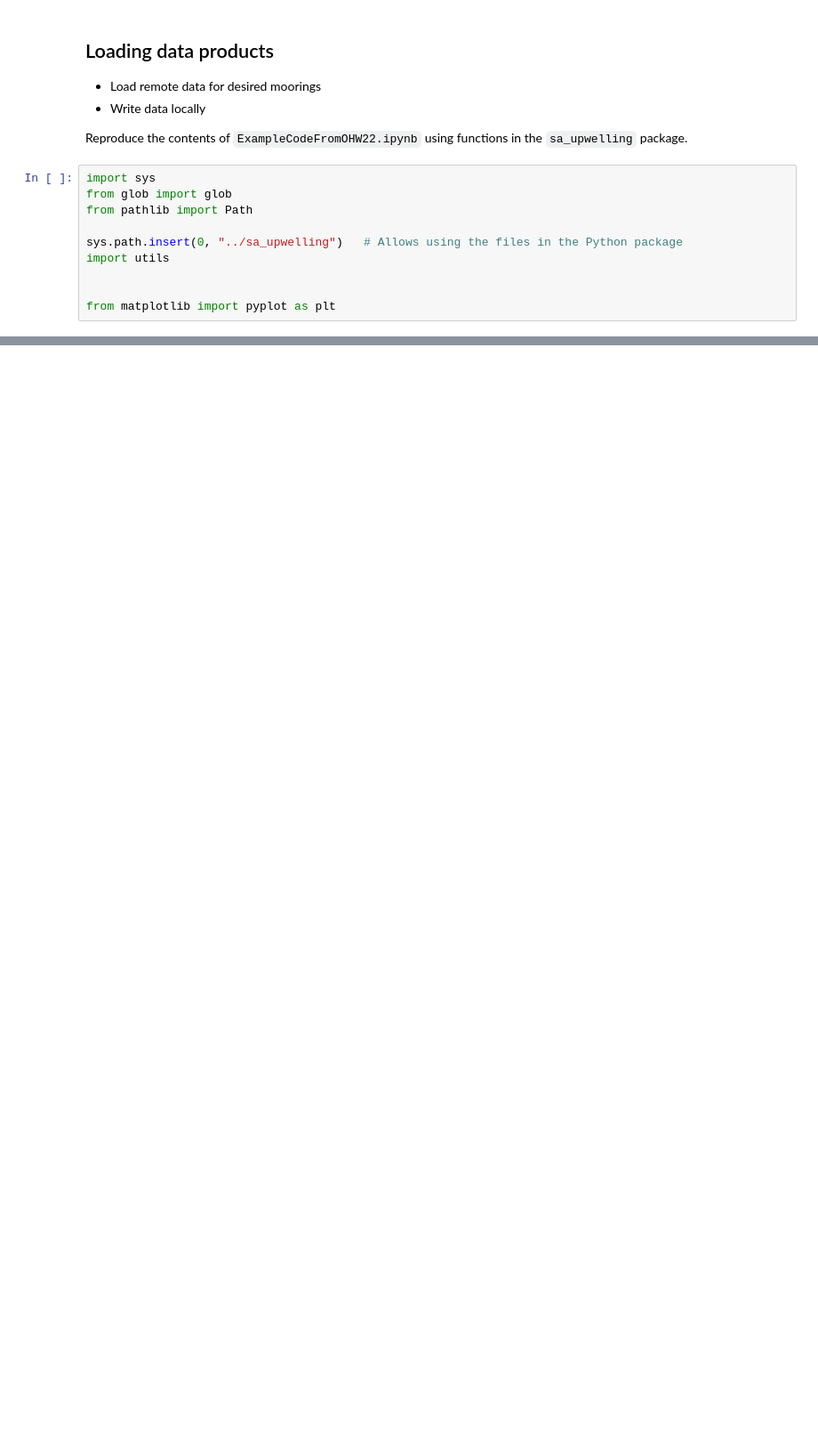
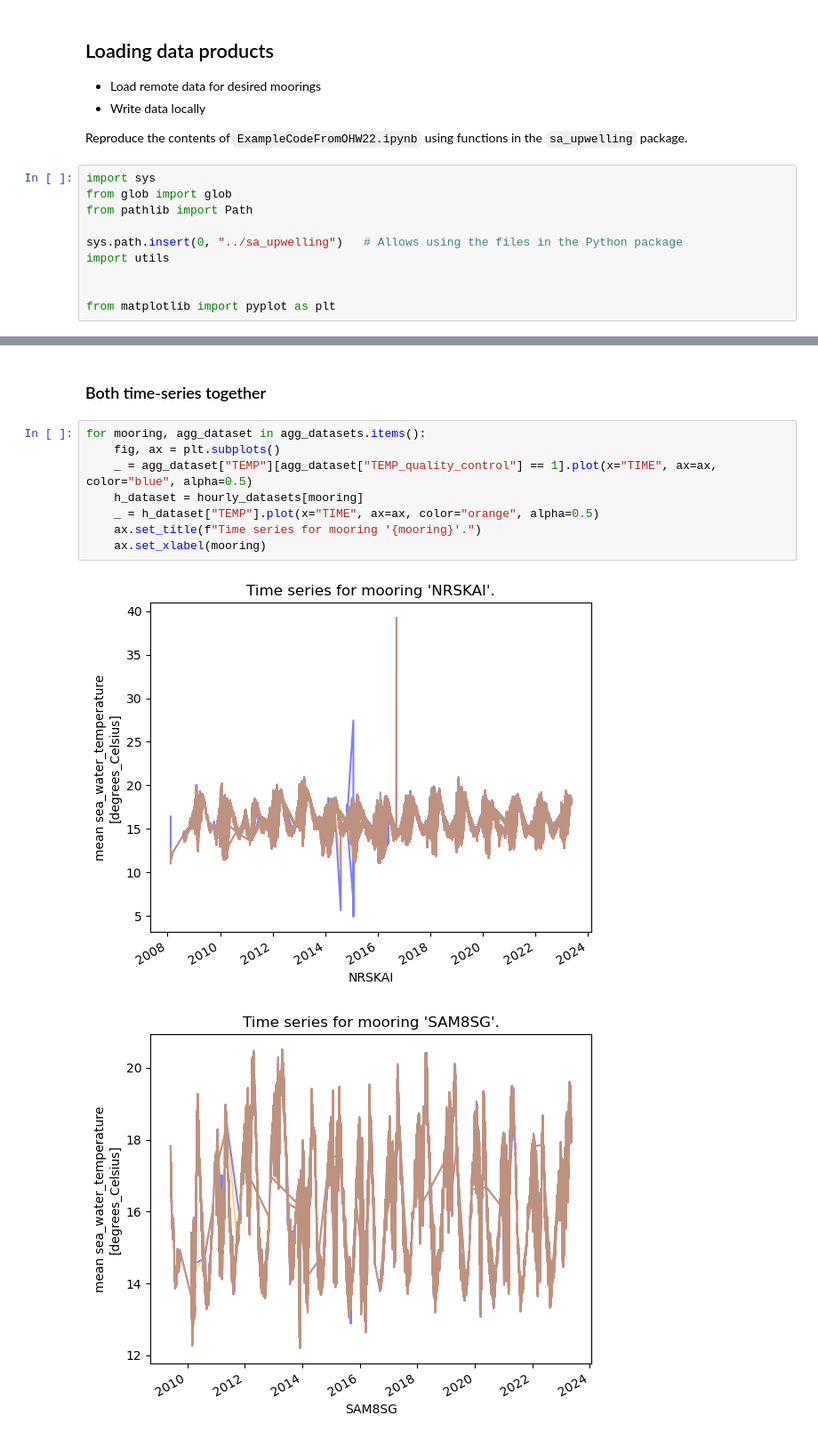
Before and after one commit to oceanhackweek/ohw23_proj_SAupwelling, a Jupyter notebook: Notebooks/loading_data_products.ipynb, the cells around one changed output, grey strips where cells are left out. Shown at 89% size. Cells and saved outputs as stored; diff of their text form; blank space fills up the shorter version.

```diff
--- a/Notebooks/loading_data_products.ipynb
+++ b/Notebooks/loading_data_products.ipynb
@@ -63,0 +126,13 @@ agg_ds["NRSKAI"]["TEMP"][agg_ds["NRSKAI"]["TEMP_quality_control"] == 1].plot(x="
+# %% [markdown]
+### Both time-series together
+# %%
+for mooring, agg_dataset in agg_datasets.items():
+    fig, ax = plt.subplots()
+    _ = agg_dataset["TEMP"][agg_dataset["TEMP_quality_control"] == 1].plot(x="TIME", ax=ax, color="blue", alpha=0.5)
+    h_dataset = hourly_datasets[mooring]
+    _ = h_dataset["TEMP"].plot(x="TIME", ax=ax, color="orange", alpha=0.5)
+    ax.set_title(f"Time series for mooring '{mooring}'.")
+    ax.set_xlabel(mooring)
+# %% [output]
+[figure, added]
+[figure, added]
```
Also changed, not shown: parts of 12 cells of this notebook, 1 other file.
